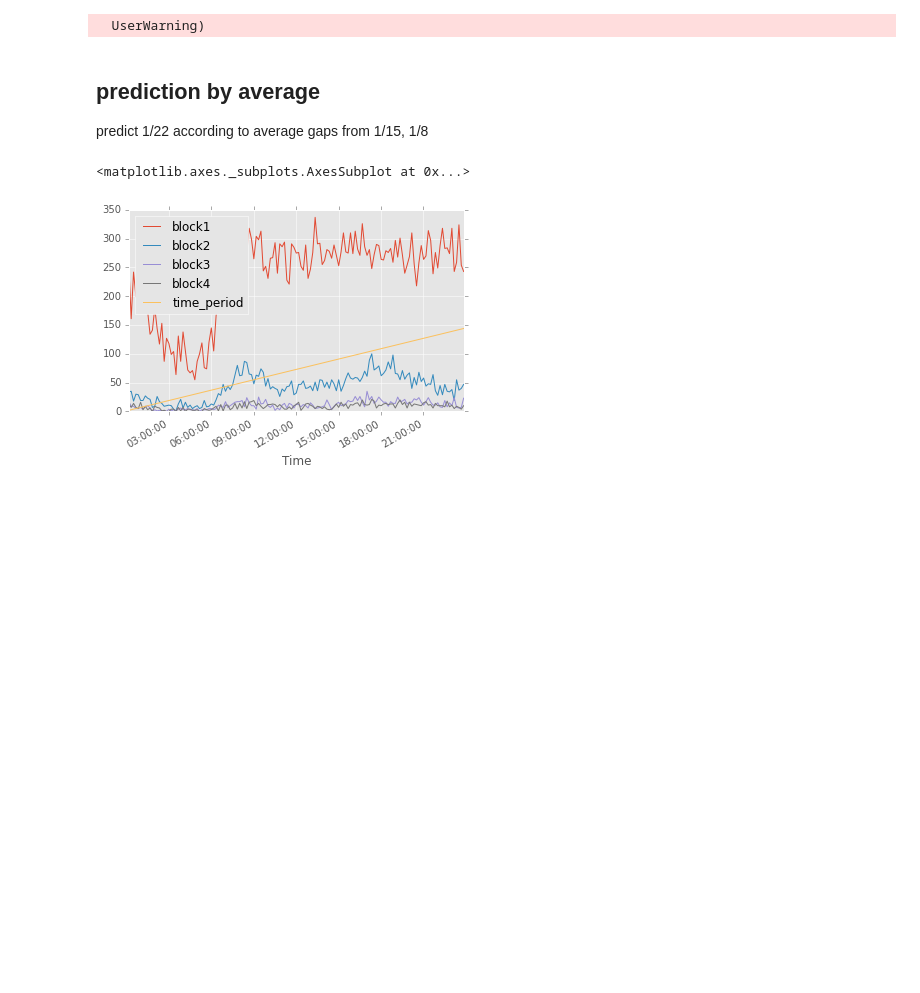
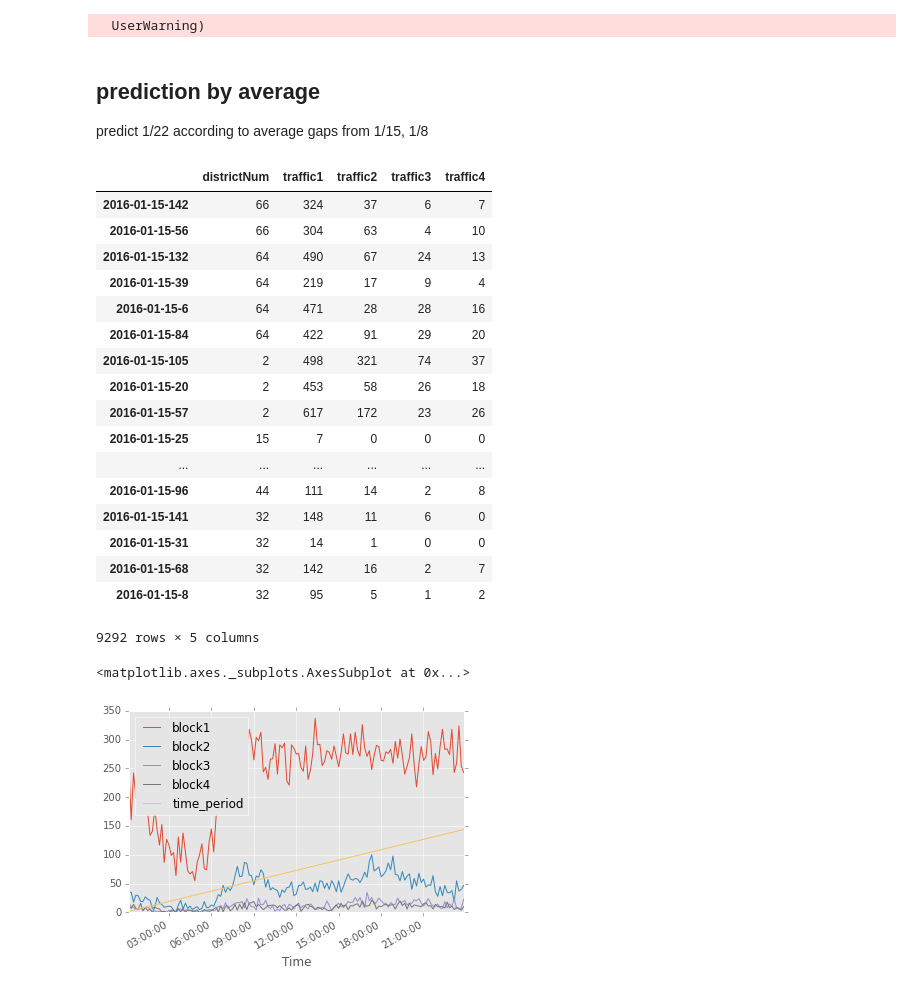
Before and after one commit to kuanliang/traffic_gap, a Jupyter notebook: didi_script_tests.ipynb, the cells around one changed output. Cells and saved outputs as stored; diff of their text form; code cells hidden in the pictures; blank space fills up the shorter version.

```diff
--- a/didi_script_tests.ipynb
+++ b/didi_script_tests.ipynb
@@ -87,13 +87,32 @@ def transform_trafficData(date, **option):
     timeIndex += 1
     trafficDf['time_period'] = timeIndex
 
-    for df in trafficDf.groupby('districtHash'):
+    trafficSlotDf = transformTraffic(trafficDf)
 
-        df[1].groupby('time_period').sum()
-
-    return trafficDf, df
+    return trafficSlotDf
 # %%
-trafficDf, df = transform_trafficData('2016-01-15', folder='training')
+trafficDf = transform_trafficData('2016-01-15', folder='training')
+# %%
+trafficDf
+# %% [output]
+|  | districtNum | traffic1 | traffic2 | traffic3 | traffic4 |
+| 2016-01-15-142 | 66 | 324 | 37 | 6 | 7 |
+| 2016-01-15-56 | 66 | 304 | 63 | 4 | 10 |
+| 2016-01-15-132 | 64 | 490 | 67 | 24 | 13 |
+| 2016-01-15-39 | 64 | 219 | 17 | 9 | 4 |
+| 2016-01-15-6 | 64 | 471 | 28 | 28 | 16 |
+| 2016-01-15-84 | 64 | 422 | 91 | 29 | 20 |
+| 2016-01-15-105 | 2 | 498 | 321 | 74 | 37 |
+| 2016-01-15-20 | 2 | 453 | 58 | 26 | 18 |
+| 2016-01-15-57 | 2 | 617 | 172 | 23 | 26 |
+| 2016-01-15-25 | 15 | 7 | 0 | 0 | 0 |
+| ... | ... | ... | ... | ... | ... |
+| 2016-01-15-96 | 44 | 111 | 14 | 2 | 8 |
+| 2016-01-15-141 | 32 | 148 | 11 | 6 | 0 |
+| 2016-01-15-31 | 32 | 14 | 1 | 0 | 0 |
+| 2016-01-15-68 | 32 | 142 | 16 | 2 | 7 |
+| 2016-01-15-8 | 32 | 95 | 5 | 1 | 2 |
+9292 rows × 5 columns
 # %%
 trafficDfTrain = trafficDf[trafficDf['districtHash'] == '1ecbb52d73c522f184a6fc53128b1ea1']
 # %%
```
Also changed, not shown: parts of 11 cells of this notebook.
